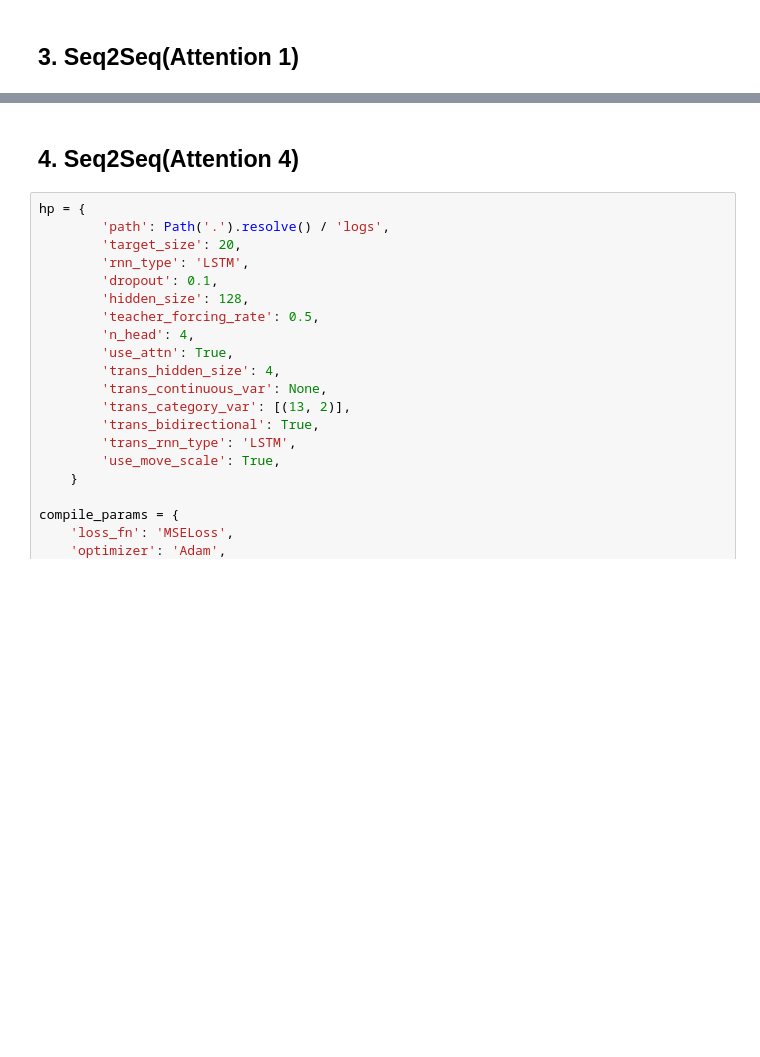
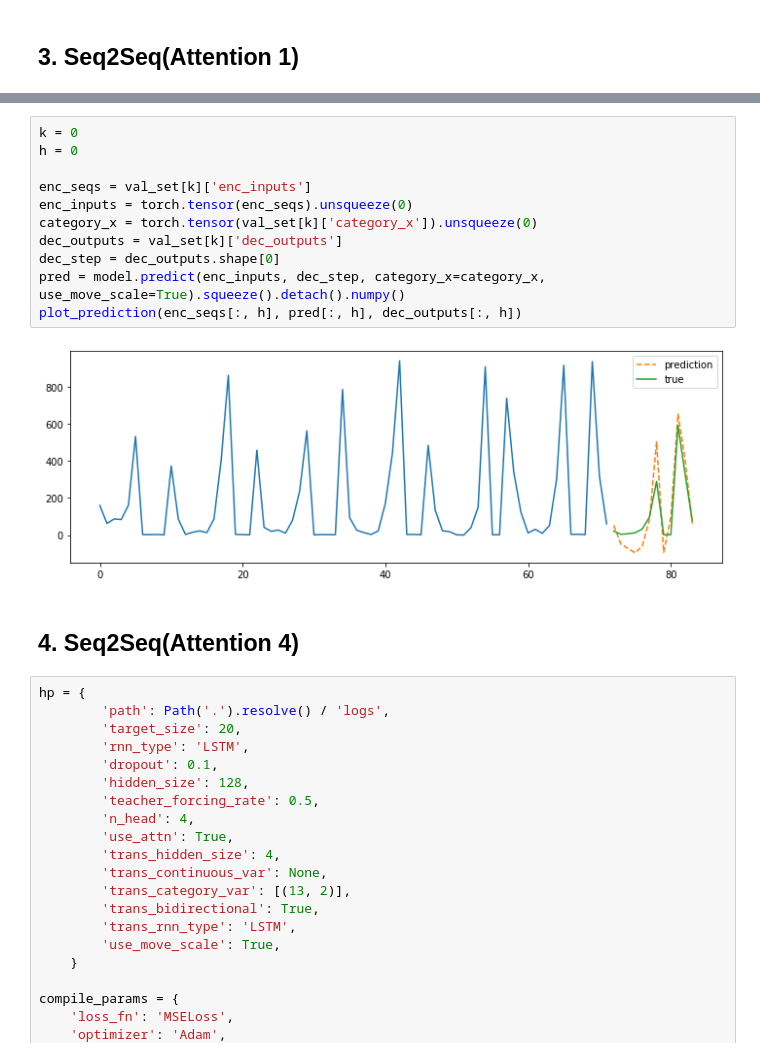
Before and after one commit to EvilPsyCHo/Deep-Time-Series-Prediction, a Jupyter notebook: notebooks/Model Performance Test.ipynb, the cells around one changed output, grey strips where cells are left out. Drawn from its saved outputs; the diff is of its cells as text; blank space fills up the shorter version.

```diff
--- a/notebooks/Model Performance Test.ipynb
+++ b/notebooks/Model Performance Test.ipynb
@@ -269,3 +305,16 @@ plot_attentions(attns)
+# %%
+k = 0
+h = 0
+
+enc_seqs = val_set[k]['enc_inputs']
+enc_inputs = torch.tensor(enc_seqs).unsqueeze(0)
+category_x = torch.tensor(val_set[k]['category_x']).unsqueeze(0)
+dec_outputs = val_set[k]['dec_outputs']
+dec_step = dec_outputs.shape[0]
+pred = model.predict(enc_inputs, dec_step, category_x=category_x, use_move_scale=True).squeeze().detach().numpy()
+plot_prediction(enc_seqs[:, h], pred[:, h], dec_outputs[:, h])
+# %% [output]
+[figure, added]
 # %% [markdown]
 ## 4. Seq2Seq(Attention 4)
 # %%
```
Also changed, not shown: parts of 18 cells of this notebook, 2 other files.
